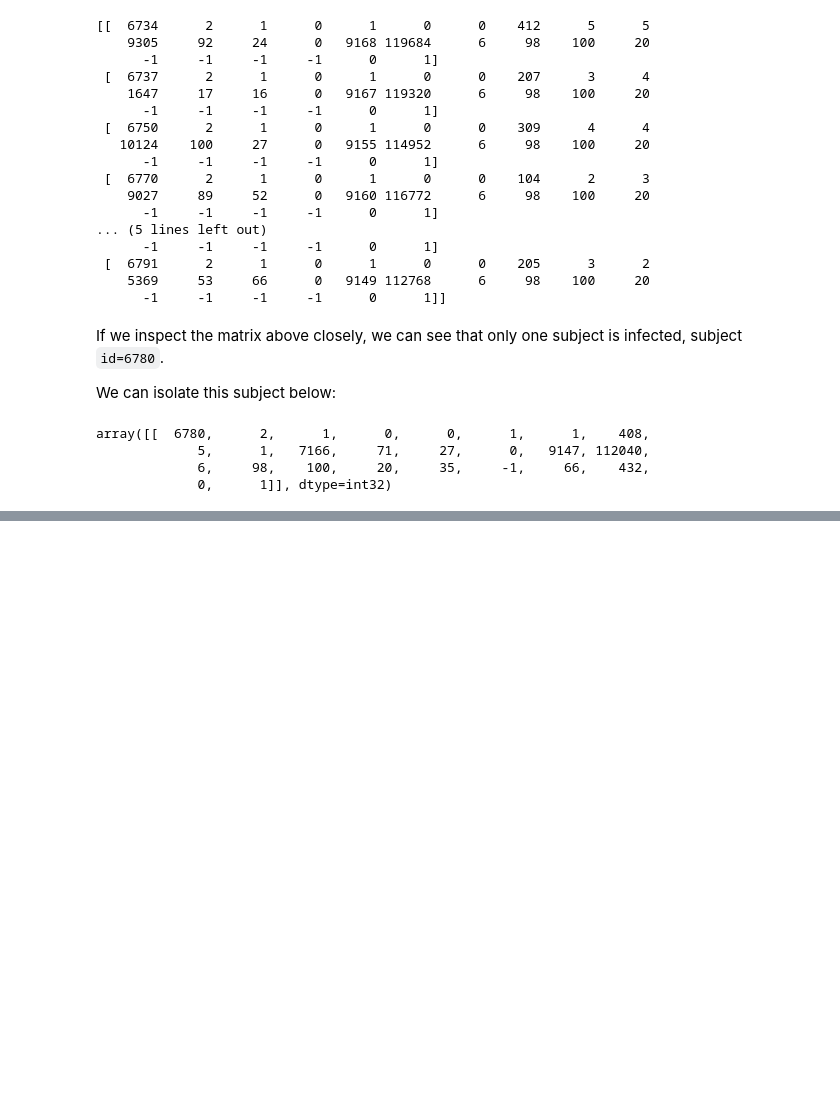
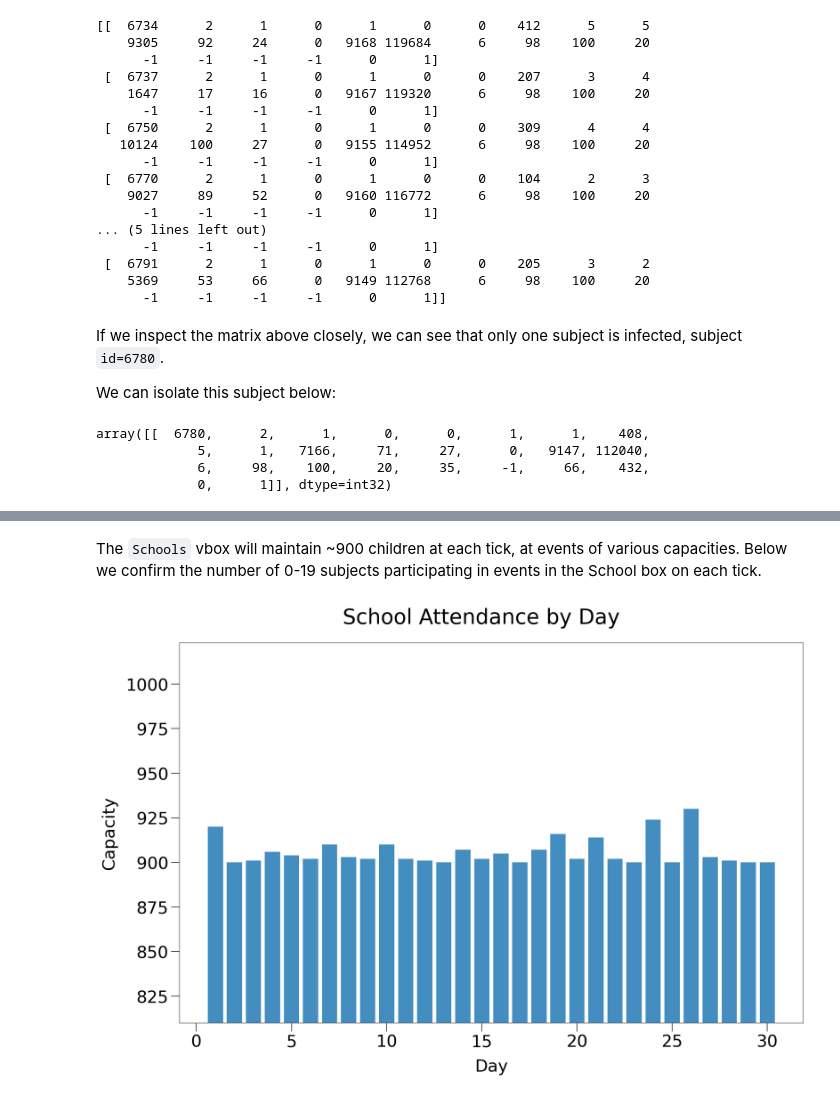
Before and after one commit to rjskene/rknotdocs, a Jupyter notebook: docs/load.ipynb, the cells around one changed output, grey strips where cells are left out. Drawn from its saved outputs; the diff is of its cells as text; code cells hidden in the pictures; blank space fills up the shorter version.

Commit message:
doc updates for viral load and schools

```diff
--- a/docs/load.ipynb
+++ b/docs/load.ipynb
@@ -1173,7 +1171,7 @@ The autoreload extension is already loaded. To reload it, use:
 from datetime import datetime as dt
 from rknot.helpers import picksave, pickload
 file = 'vids/us_w_load/social_distancing'
-SAVE = True
+
 if SAVE:
     delattr(sim, 'server')
     delattr(sim, 'workers')
@@ -1736,0 +1779,30 @@ One possibility is to implement a testing regime.
+# %% [markdown]
+The `Schools` vbox will maintain ~900 children at each tick, at events of various capacities. Below we confirm the number of 0-19 subjects participating in events in the School box on each tick.
+# %%
+import numpy as np
+import matplotlib.pyplot as plt
+
+plt.style.use('rknot_nb')
+
+from rknot.sims import us_w_load_18
+
+events = us_w_load_18.params_schools['events']
+start_ticks = np.array([e.start_tick for e in events if e.groups == [0]])
+caps = np.array([e.capacity for e in events if e.groups == [0]])
+
+c0= {}
+for start_tick, cap in zip(start_ticks, caps):
+    if start_tick in c0:
+        c0[start_tick] += cap
+    else:
+        c0[start_tick] = cap
+
+fig, ax = plt.subplots(1,1,figsize=(16,10))
+ax.bar(c0.keys(), c0.values())
+ax.set_xlabel('Day')
+ax.set_ylabel('Capacity')
+ax.set_ylim(min(c0.values())*0.9, max(c0.values())*1.1)
+plt.suptitle('School Attendance by Day', y=.95)
+plt.show()
+# %% [output]
+[figure, added]
```
Also changed, not shown: parts of 36 cells of this notebook, 21 other files.
